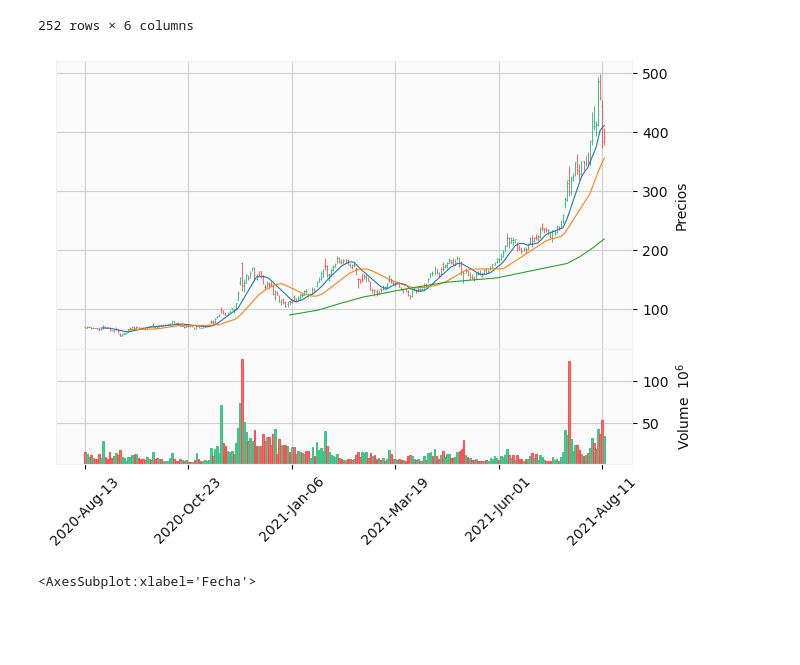
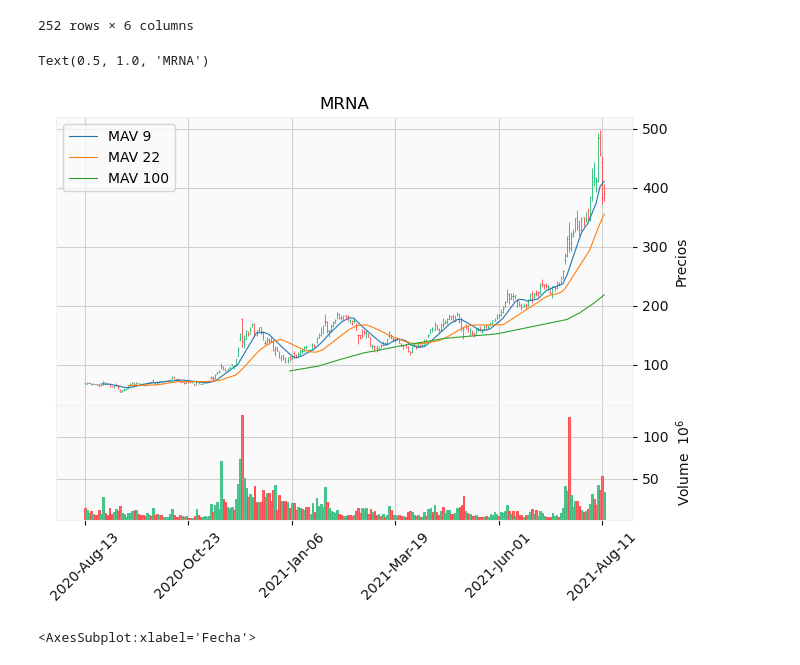
Before and after one commit to eojedapilchik/Python-E2, a Jupyter notebook: Clase2.ipynb, the cells around one changed output. Saved outputs shown, nothing was run; the diff lists cells and outputs as text; code cells hidden in the pictures; blank space fills up the shorter version.

```diff
--- a/Clase2.ipynb
+++ b/Clase2.ipynb
@@ -193,9 +193,12 @@ stock_data
 | 2021-08-12 | 400.000000 | 406.349915 | 377.090088 | 391.420013 | 391.420013 | 34214097 |
 252 rows × 6 columns
 # %%
-mpf.plot(stock_data, style='yahoo', mav=(9,22,100), volume=True, ylabel="Precios")
+fig, axes = mpf.plot(stock_data, style='yahoo', mav=(9,22,100), volume=True, ylabel="Precios", returnfig=True)
+axes[0].legend(['MAV 9','MAV 22','MAV 100'])
+axes[0].set_title("MRNA")
 # %% [output]
+Text(0.5, 1.0, 'MRNA')
-[figure, old version]
+[figure, new version]
 # %%
 dolar_data = pd.read_excel('DOLAR.xlsx', parse_dates= True)
 # %%
```
Also changed, not shown: 3 other files.
